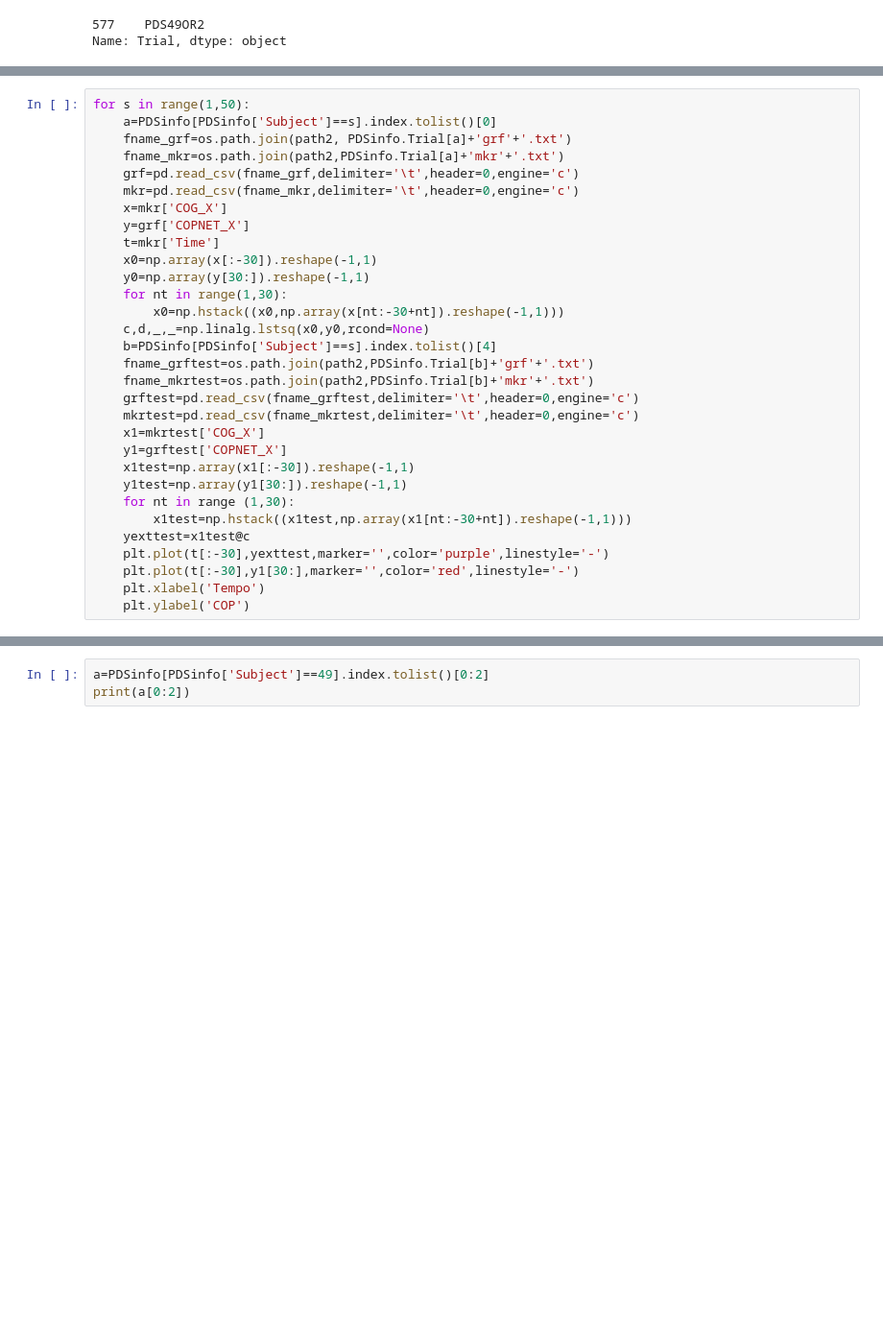
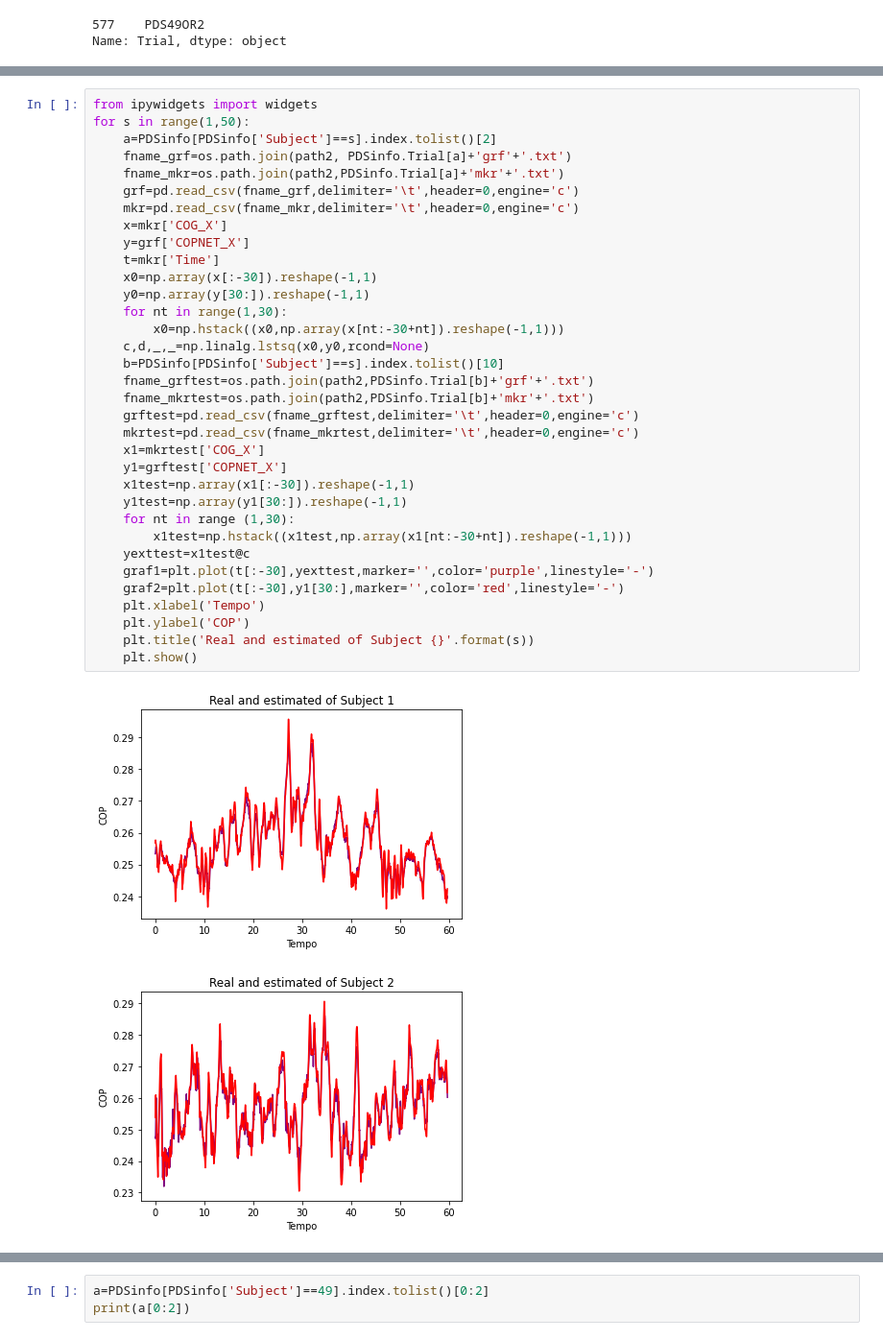
Before and after one commit to FernandaVanzini/COPandCOGestimar, a Jupyter notebook: RegressãoLinear-Every Subject.ipynb, the cells around one changed output, grey strips where cells are left out. Shown at 96% size. Cells and saved outputs as stored; diff of their text form; blank space fills up the shorter version.

```diff
--- a/RegressãoLinear-Every Subject.ipynb
+++ b/RegressãoLinear-Every Subject.ipynb
@@ -93,32 +93,37 @@ Name: Trial, dtype: object
 # %%
+from ipywidgets import widgets
 for s in range(1,50):
-    a=PDSinfo[PDSinfo['Subject']==s].index.tolist()[0]
+    a=PDSinfo[PDSinfo['Subject']==s].index.tolist()[2]
     fname_grf=os.path.join(path2, PDSinfo.Trial[a]+'grf'+'.txt')
     fname_mkr=os.path.join(path2,PDSinfo.Trial[a]+'mkr'+'.txt')
     grf=pd.read_csv(fname_grf,delimiter='\t',header=0,engine='c')
     mkr=pd.read_csv(fname_mkr,delimiter='\t',header=0,engine='c')
     x=mkr['COG_X']
     y=grf['COPNET_X']
     t=mkr['Time']
     x0=np.array(x[:-30]).reshape(-1,1)
     y0=np.array(y[30:]).reshape(-1,1)
     for nt in range(1,30):
         x0=np.hstack((x0,np.array(x[nt:-30+nt]).reshape(-1,1)))
     c,d,_,_=np.linalg.lstsq(x0,y0,rcond=None)
-    b=PDSinfo[PDSinfo['Subject']==s].index.tolist()[4]
+    b=PDSinfo[PDSinfo['Subject']==s].index.tolist()[10]
     fname_grftest=os.path.join(path2,PDSinfo.Trial[b]+'grf'+'.txt')
     fname_mkrtest=os.path.join(path2,PDSinfo.Trial[b]+'mkr'+'.txt')
     grftest=pd.read_csv(fname_grftest,delimiter='\t',header=0,engine='c')
     mkrtest=pd.read_csv(fname_mkrtest,delimiter='\t',header=0,engine='c')
     x1=mkrtest['COG_X']
     y1=grftest['COPNET_X']
     x1test=np.array(x1[:-30]).reshape(-1,1)
     y1test=np.array(y1[30:]).reshape(-1,1)
     for nt in range (1,30):
         x1test=np.hstack((x1test,np.array(x1[nt:-30+nt]).reshape(-1,1)))
     yexttest=x1test@c
-    plt.plot(t[:-30],yexttest,marker='',color='purple',linestyle='-')
-    plt.plot(t[:-30],y1[30:],marker='',color='red',linestyle='-')
+    graf1=plt.plot(t[:-30],yexttest,marker='',color='purple',linestyle='-')
+    graf2=plt.plot(t[:-30],y1[30:],marker='',color='red',linestyle='-')
     plt.xlabel('Tempo')
     plt.ylabel('COP')
+    plt.title('Real and estimated of Subject {}'.format(s))
+    plt.show()
 # %% [output]
+[figure, new version]
+[figure, added]
```
Also changed, not shown: parts of 11 cells of this notebook, 1 other file.
